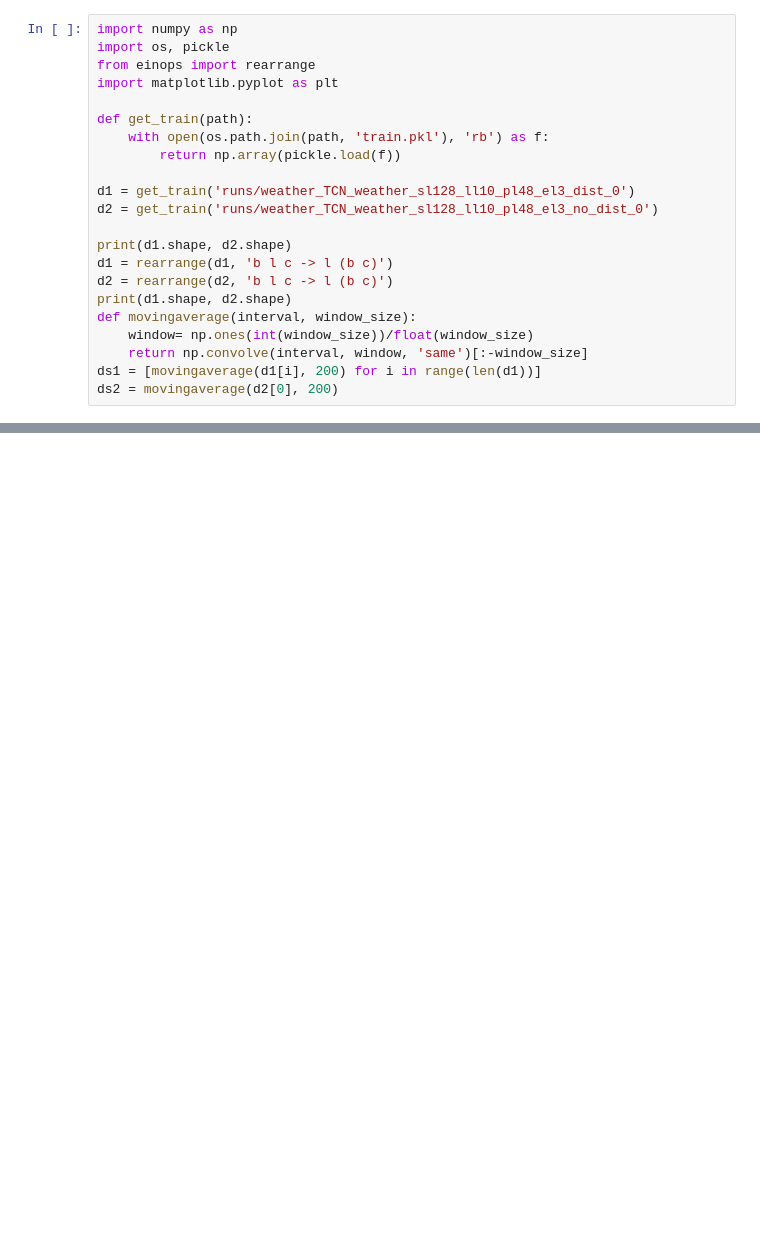
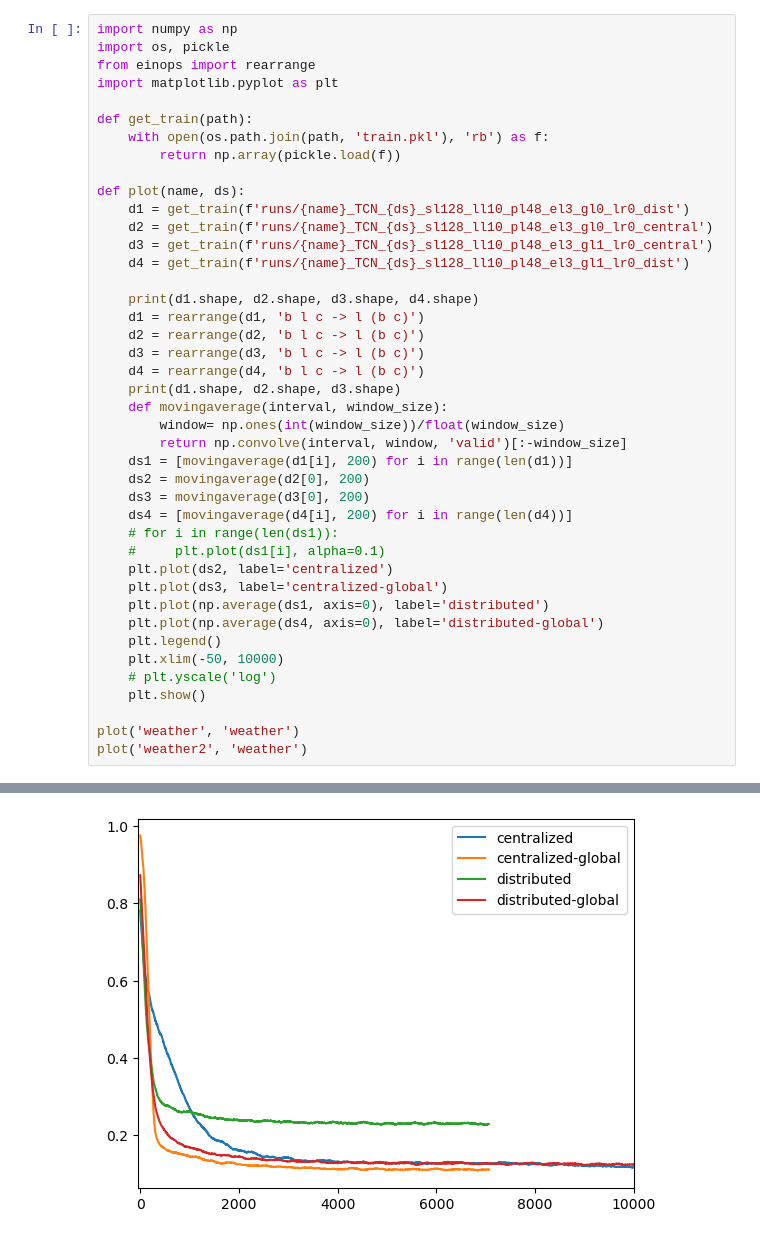
Before and after one commit to uidmice/rep-fl, a Jupyter notebook: plot.ipynb, the cells around one changed output, grey strips where cells are left out. Cells and saved outputs as stored; diff of their text form; blank space fills up the shorter version.

```diff
--- a/plot.ipynb
+++ b/plot.ipynb
@@ -8,16 +8,36 @@ def get_train(path):
     with open(os.path.join(path, 'train.pkl'), 'rb') as f:
         return np.array(pickle.load(f))
 
-d1 = get_train('runs/weather_TCN_weather_sl128_ll10_pl48_el3_dist_0')
-d2 = get_train('runs/weather_TCN_weather_sl128_ll10_pl48_el3_no_dist_0')
+def plot(name, ds):
+    d1 = get_train(f'runs/{name}_TCN_{ds}_sl128_ll10_pl48_el3_gl0_lr0_dist')
+    d2 = get_train(f'runs/{name}_TCN_{ds}_sl128_ll10_pl48_el3_gl0_lr0_central')
+    d3 = get_train(f'runs/{name}_TCN_{ds}_sl128_ll10_pl48_el3_gl1_lr0_central')
+    d4 = get_train(f'runs/{name}_TCN_{ds}_sl128_ll10_pl48_el3_gl1_lr0_dist')
 
-print(d1.shape, d2.shape)
-d1 = rearrange(d1, 'b l c -> l (b c)')
-d2 = rearrange(d2, 'b l c -> l (b c)')
-print(d1.shape, d2.shape)
-def movingaverage(interval, window_size):
-    window= np.ones(int(window_size))/float(window_size)
-    return np.convolve(interval, window, 'same')[:-window_size]
-ds1 = [movingaverage(d1[i], 200) for i in range(len(d1))]
-ds2 = movingaverage(d2[0], 200)
+    print(d1.shape, d2.shape, d3.shape, d4.shape)
+    d1 = rearrange(d1, 'b l c -> l (b c)')
+    d2 = rearrange(d2, 'b l c -> l (b c)')
+    d3 = rearrange(d3, 'b l c -> l (b c)')
+    d4 = rearrange(d4, 'b l c -> l (b c)')
+    print(d1.shape, d2.shape, d3.shape)
+    def movingaverage(interval, window_size):
+        window= np.ones(int(window_size))/float(window_size)
+        return np.convolve(interval, window, 'valid')[:-window_size]
+    ds1 = [movingaverage(d1[i], 200) for i in range(len(d1))]
+    ds2 = movingaverage(d2[0], 200)
+    ds3 = movingaverage(d3[0], 200)
+    ds4 = [movingaverage(d4[i], 200) for i in range(len(d4))]
+    # for i in range(len(ds1)):
+    #     plt.plot(ds1[i], alpha=0.1)
+    plt.plot(ds2, label='centralized')
+    plt.plot(ds3, label='centralized-global')
+    plt.plot(np.average(ds1, axis=0), label='distributed')
+    plt.plot(np.average(ds4, axis=0), label='distributed-global')
+    plt.legend()
+    plt.xlim(-50, 10000)
+    # plt.yscale('log')
+    plt.show()
+
+plot('weather', 'weather')
+plot('weather2', 'weather')
 # %% [output]
@@ -24,0 +46 @@ ds2 = movingaverage(d2[0], 200)
+[figure, added]
```
Also changed, not shown: parts of 4 cells of this notebook, 10 other files.
